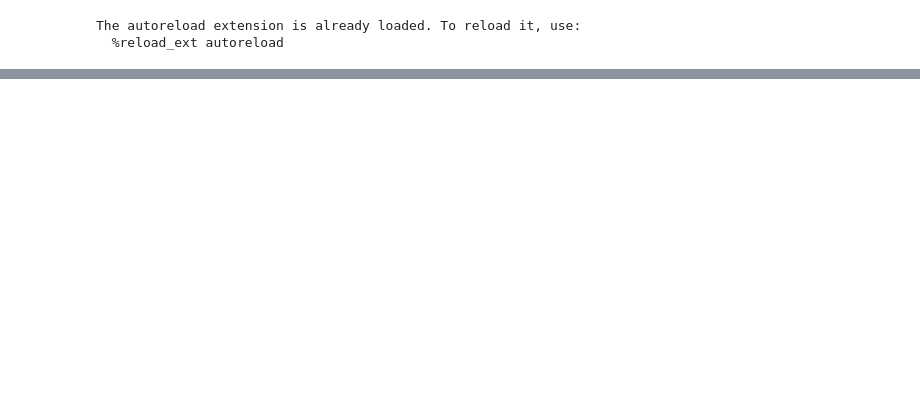
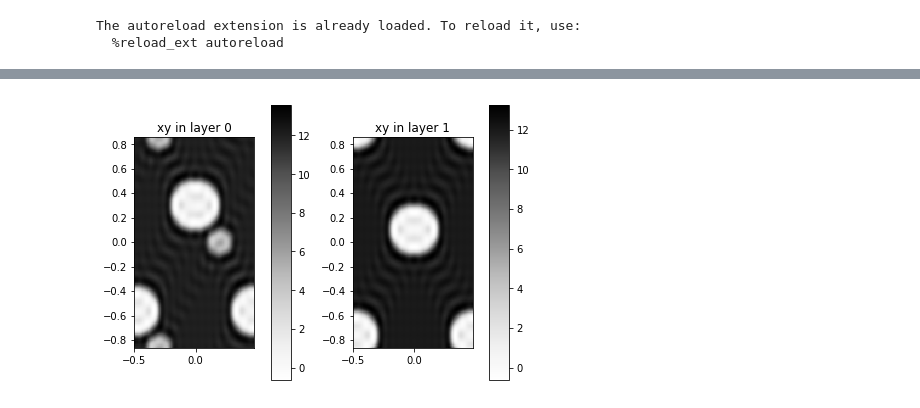
Before and after one commit to fancompute/legume, a Jupyter notebook: test_gme.ipynb, the cells around one changed output, grey strips where cells are left out. Saved outputs shown, nothing was run; the diff lists cells and outputs as text; code cells hidden in the pictures; blank space fills up the shorter version.

```diff
--- a/test_gme.ipynb
+++ b/test_gme.ipynb
@@ -40,0 +52,5 @@ gme.plot_eps()
+# %%
+gme = GuidedModeExp(phc, gmax=5)
+gme.plot_overview_ft()
+# %% [output]
+[figure, added]
```
Also changed, not shown: parts of 9 cells of this notebook, 3 other files.
